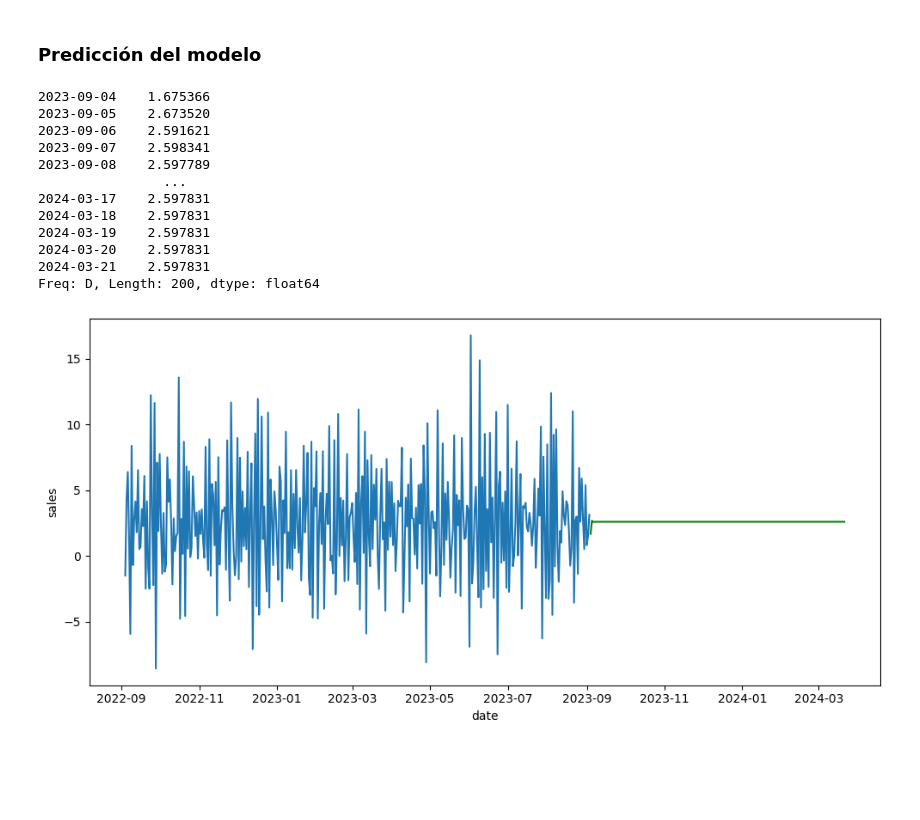
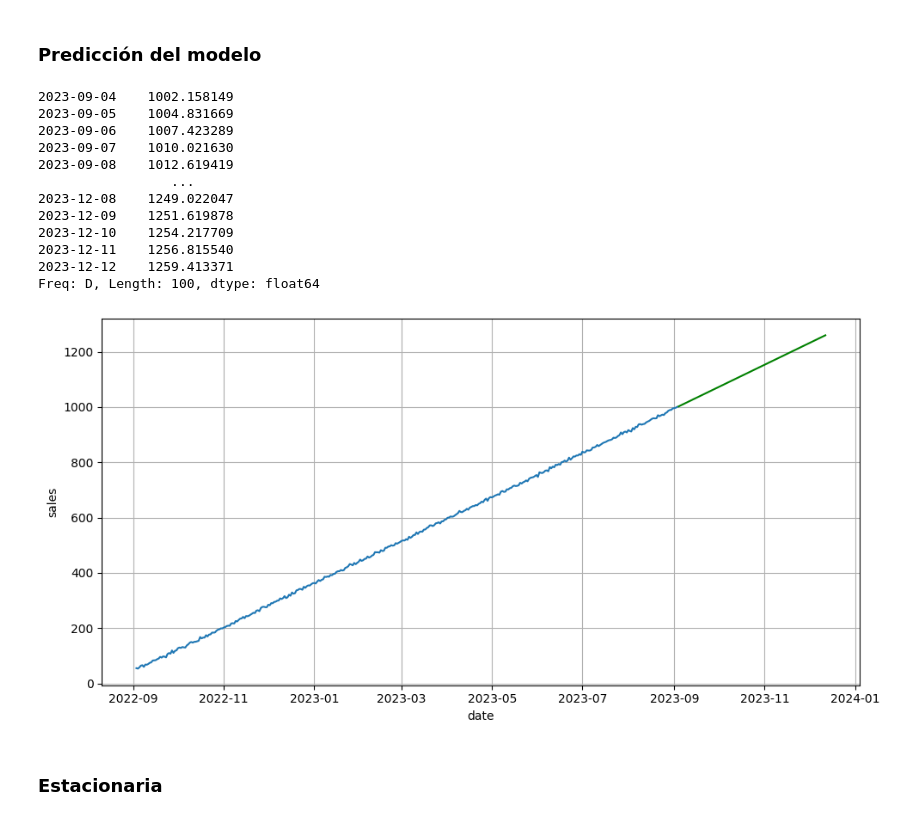
Before and after one commit to 4GeeksAcademy/sayons-intro-ml-new, a Jupyter notebook: src/10-time-series-forecasting.ipynb, the cells around one changed output. Saved outputs shown, nothing was run; the diff lists cells and outputs as text; code cells hidden in the pictures; blank space fills up the shorter version.

```diff
--- a/src/10-time-series-forecasting.ipynb
+++ b/src/10-time-series-forecasting.ipynb
@@ -262,6 +268,6 @@ plt.show()
 # %% [markdown]
 #### Generamos y entrenamos el modelo
 # %%
-model_arima = auto_arima(df_stationary, seasonal = True, trace = True, m = 12)
+model_arima = auto_arima(df['sales'], seasonal = True, trace = True, m = 12)
 # %% [output]
 Performing stepwise search to minimize aic
@@ -306,26 +312,29 @@ Warnings:
 # %% [markdown]
 ### Predicción del modelo
 # %%
-forecast = model_arima.predict(200)
+forecast = model_arima.predict(100)
 forecast
 # %% [output]
-2023-09-04    1.675366
-2023-09-05    2.673520
-2023-09-06    2.591621
-2023-09-07    2.598341
-2023-09-08    2.597789
-                ...
-2024-03-17    2.597831
-2024-03-18    2.597831
-2024-03-19    2.597831
-2024-03-20    2.597831
-2024-03-21    2.597831
-Freq: D, Length: 200, dtype: float64
+2023-09-04    1002.158149
+2023-09-05    1004.831669
+2023-09-06    1007.423289
+2023-09-07    1010.021630
+2023-09-08    1012.619419
+                 ...
+2023-12-08    1249.022047
+2023-12-09    1251.619878
+2023-12-10    1254.217709
+2023-12-11    1256.815540
+2023-12-12    1259.413371
+Freq: D, Length: 100, dtype: float64
 # %%
 fig, axis = plt.subplots(figsize = (10, 5))
-sns.lineplot(data = df_stationary)
+sns.lineplot(data = df['sales'])
 sns.lineplot(data = forecast, c = "green")
+plt.grid()
 plt.tight_layout()
 plt.show()
 # %% [output]
-[figure, old version]
+[figure, new version]
+# %% [markdown]
+### Estacionaria
```
Also changed, not shown: parts of 9 cells of this notebook, 3 other files.
